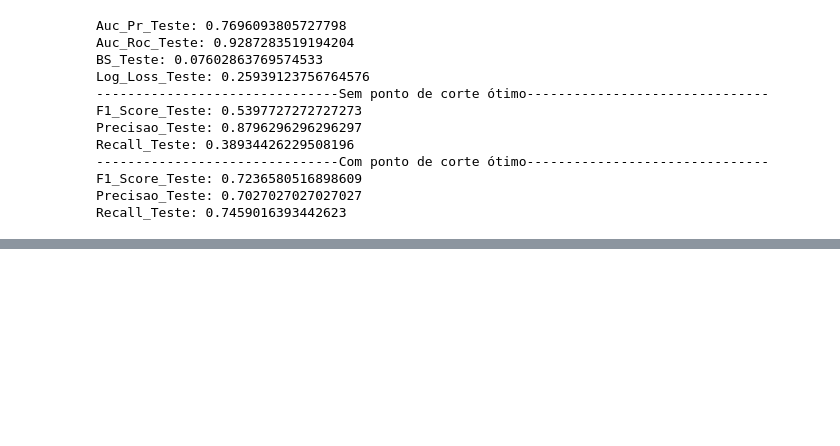
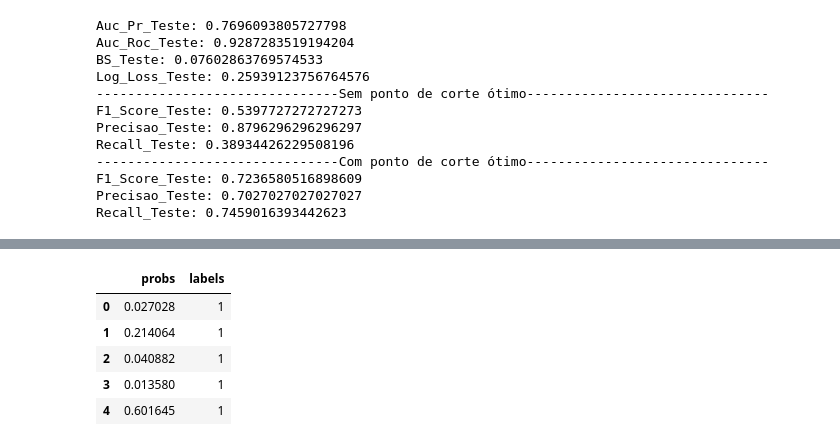
Before and after one commit to HugoCalegari/Estudo_Cartao_Credito, a Jupyter notebook: vCartao_Credito/2.Modelagem/4.Modelos_finais.ipynb, the cells around one changed output, grey strips where cells are left out. Saved outputs shown, nothing was run; the diff lists cells and outputs as text; code cells hidden in the pictures; blank space fills up the shorter version.

```diff
--- a/vCartao_Credito/2.Modelagem/4.Modelos_finais.ipynb
+++ b/vCartao_Credito/2.Modelagem/4.Modelos_finais.ipynb
@@ -165,0 +201,16 @@ TypeError: 'numpy.ndarray' object is not callable
+# %%
+tamanho_treino = len(clf.predict_proba(X_treino_val_new)[:,1])
+tamanho_teste = len(clf.predict_proba(X_teste_new)[:,1])
+# %%
+probs = pd.concat([pd.Series(clf.predict_proba(X_treino_val_new)[:,1]), pd.Series(clf.predict_proba(X_teste_new)[:,1])], axis=0).reset_index(drop=True)
+labels = pd.concat([pd.Series(np.ones(tamanho_treino, dtype=int)), pd.Series(np.zeros(tamanho_teste,dtype=int))], axis=0).reset_index(drop=True)
+
+aux = pd.concat([probs, labels], axis=1).rename(columns={0:'probs', 1:'labels'})
+aux.head()
+# %% [output]
+|  | probs | labels |
+| 0 | 0.027028 | 1 |
+| 1 | 0.214064 | 1 |
+| 2 | 0.040882 | 1 |
+| 3 | 0.013580 | 1 |
+| 4 | 0.601645 | 1 |
```
Also changed, not shown: parts of 15 cells of this notebook.
